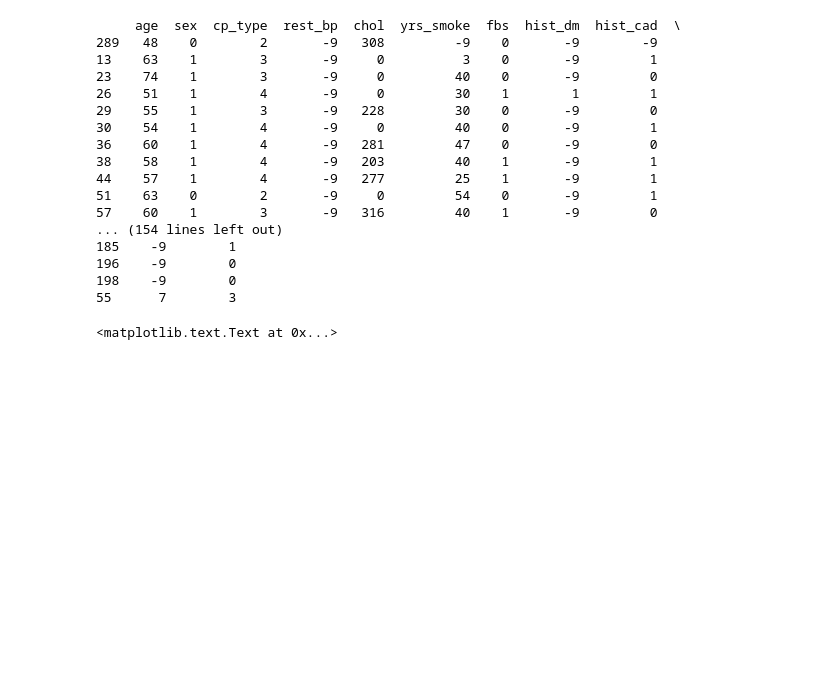
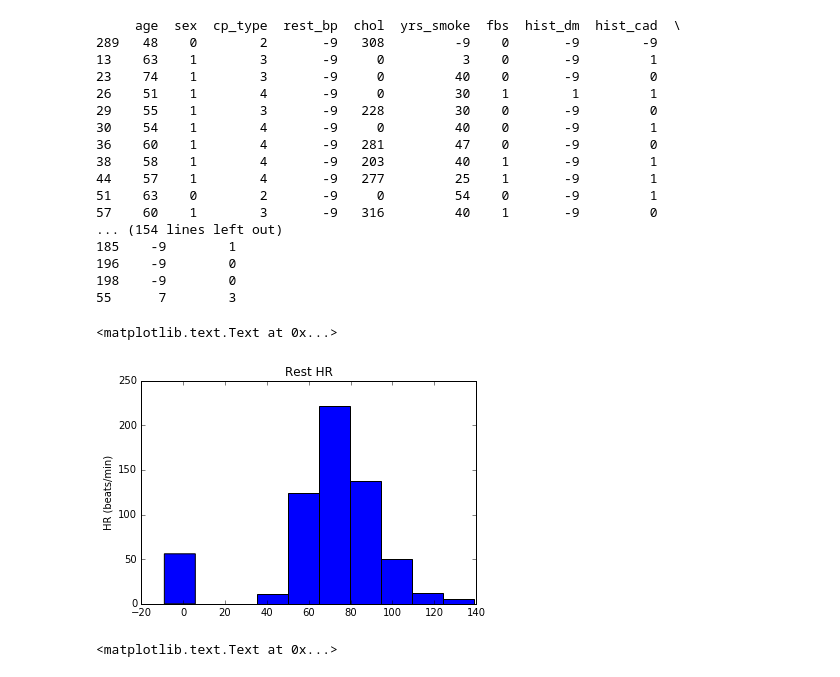
Before and after one commit to sheenstar/Springboard_Intensive, a Jupyter notebook: Capstone_project/HeartDisease_prediction.ipynb, the cells around one changed output. Saved outputs shown, nothing was run; the diff lists cells and outputs as text; code cells hidden in the pictures; blank space fills up the shorter version.

```diff
--- a/Capstone_project/HeartDisease_prediction.ipynb
+++ b/Capstone_project/HeartDisease_prediction.ipynb
@@ -260,6 +259,14 @@ print max_hr_neg #Nothing is 0 so maybe some are negative?
 196    -9        0
 198    -9        0
 55      7        3
+# %%
+# does rest HR have negative numbers too?
+plt.hist(df.rest_hr) # Need to find and drop these 0s
+plt.title('Rest HR')
+plt.ylabel('HR (beats/min)')
+# %% [output]
+<matplotlib.text.Text at 0x...>
+[figure, added]
 # %%
 max_hr_pos = df[df.max_hr >= 0] #We don't want to eliminate the whole rows for the negative values, we just want to replace with Nan
 plt.hist(max_hr_pos.max_hr)
```
Also changed, not shown: parts of 7 cells of this notebook, 1 other file.
